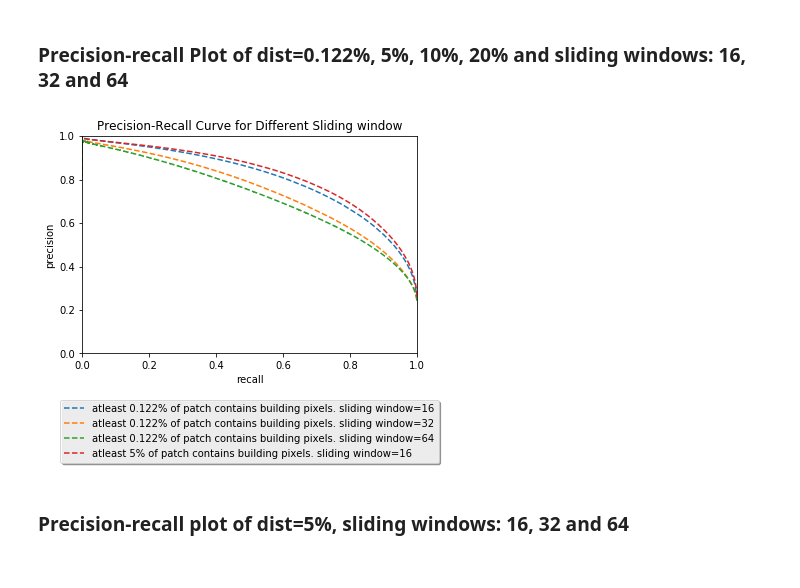
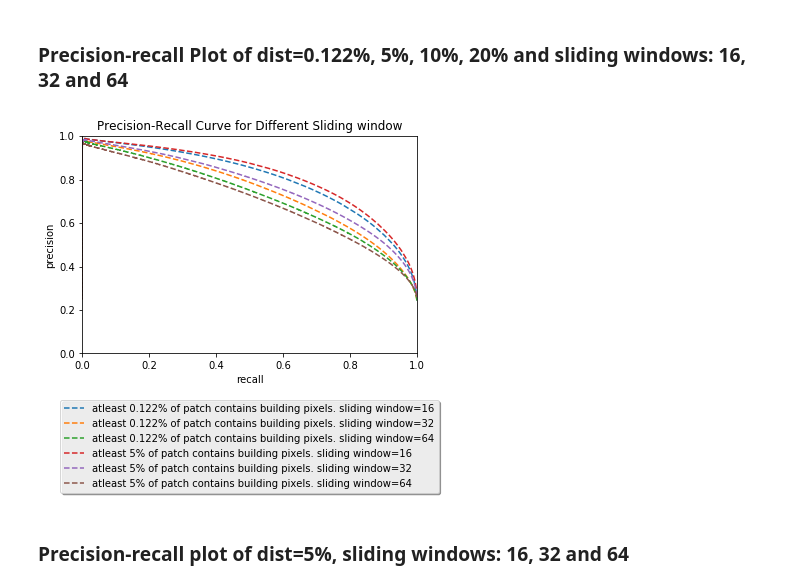
Before and after one commit to kayodeolaleye/building_segmentation, a Jupyter notebook: src/plots.ipynb, the cells around one changed output. Drawn from its saved outputs; the diff is of its cells as text; code cells hidden in the pictures.

Commit message:
updated plots notebook

```diff
--- a/src/plots.ipynb
+++ b/src/plots.ipynb
@@ -7,24 +7,24 @@ import pickle
 %matplotlib inline
 # %%
 #history data for 0.122% distribution
-history1 = pickle.load(open('../data/output/22_10_2017_1351_sentinel_one_layer/history.pickle', 'rb')) #sw=16
-history2 = pickle.load(open('../data/output/23_10_2017_0931_sentinel_one_layer/history.pickle', 'rb')) #sw=32
-history3 = pickle.load(open('../data/output/23_10_2017_1405_sentinel_one_layer/history.pickle', 'rb')) #sw=64
+history1 = pickle.load(open('/home/kolaleye/lustre/onitemi/data/output/22_10_2017_1351_sentinel_one_layer/history.pickle', 'rb')) #sw=16
+history2 = pickle.load(open('/home/kolaleye/lustre/onitemi/data/output/23_10_2017_0931_sentinel_one_layer/history.pickle', 'rb')) #sw=32
+history3 = pickle.load(open('/home/kolaleye/lustre/onitemi/data/output/23_10_2017_1405_sentinel_one_layer/history.pickle', 'rb')) #sw=64
 
 #history data for 5% distribution
-history4 = pickle.load(open('../data/output/06_11_2017_1807_sentinel_one_layer/history.pickle', 'rb')) #sw=16
-history5 = pickle.load(open('../data/output/07_11_2017_1446_sentinel_one_layer/history.pickle', 'rb')) #sw=32
-history6 = pickle.load(open('../data/output/08_11_2017_0841_sentinel_one_layer/history.pickle', 'rb')) #sw=64
+history4 = pickle.load(open('/home/kolaleye/lustre/onitemi/data/output/06_11_2017_1807_sentinel_one_layer/history.pickle', 'rb')) #sw=16
+history5 = pickle.load(open('/home/kolaleye/lustre/onitemi/data/output/07_11_2017_1446_sentinel_one_layer/history.pickle', 'rb')) #sw=32
+history6 = pickle.load(open('/home/kolaleye/lustre/onitemi/data/output/08_11_2017_0841_sentinel_one_layer/history.pickle', 'rb')) #sw=64
 # %%
 #prec-recall data for 0.122% distribution
-pr1 = pickle.load(open('../data/output/22_10_2017_1351_sentinel_one_layer/precision_recall.pickle', 'rb')) #sw=16
-pr2 = pickle.load(open('../data/output/23_10_2017_0931_sentinel_one_layer/precision_recall.pickle', 'rb')) #sw=32
-pr3 = pickle.load(open('../data/output/23_10_2017_1405_sentinel_one_layer/precision_recall.pickle', 'rb')) #sw=64
+pr1 = pickle.load(open('/home/kolaleye/lustre/onitemi/data/output/22_10_2017_1351_sentinel_one_layer/precision_recall.pickle', 'rb')) #sw=16
+pr2 = pickle.load(open('/home/kolaleye/lustre/onitemi/data/output/23_10_2017_0931_sentinel_one_layer/precision_recall.pickle', 'rb')) #sw=32
+pr3 = pickle.load(open('/home/kolaleye/lustre/onitemi/data/output/23_10_2017_1405_sentinel_one_layer/precision_recall.pickle', 'rb')) #sw=64
 
 #prec-recall data for 5% distribution
-pr4 = pickle.load(open('../data/output/06_11_2017_1807_sentinel_one_layer/precision_recall.pickle', 'rb')) #sw=16
-pr5 = pickle.load(open('../data/output/07_11_2017_1446_sentinel_one_layer/precision_recall.pickle', 'rb')) #sw=32
-pr6 = pickle.load(open('../data/output/08_11_2017_0841_sentinel_one_layer/precision_recall.pickle', 'rb')) #sw=64
+pr4 = pickle.load(open('/home/kolaleye/lustre/onitemi/data/output/06_11_2017_1807_sentinel_one_layer/precision_recall.pickle', 'rb')) #sw=16
+pr5 = pickle.load(open('/home/kolaleye/lustre/onitemi/data/output/07_11_2017_1446_sentinel_one_layer/precision_recall.pickle', 'rb')) #sw=32
+pr6 = pickle.load(open('/home/kolaleye/lustre/onitemi/data/output/08_11_2017_0841_sentinel_one_layer/precision_recall.pickle', 'rb')) #sw=64
 # %%
 # dist=0.122%, sw=16
 prec1 = pr1['precision']
@@ -87,20 +87,20 @@ plt.savefig('../data/output/pr1.png')
 # %%
 plt.plot(rec1, prec1, '', linestyle='dashed', label='atleast 0.122% of patch contains building pixels. sliding window=16')
 plt.plot(rec2, prec2, '', linestyle='dashed', label='atleast 0.122% of patch contains building pixels. sliding window=32')
 plt.plot(rec3, prec3, '', linestyle='dashed', label='atleast 0.122% of patch contains building pixels. sliding window=64')
 plt.plot(rec4, prec4, '', linestyle='dashed', label='atleast 5% of patch contains building pixels. sliding window=16')
-#plt.plot(rec5, prec5, '', label='5 building pixels in patch with sliding window 32')
-#plt.plot(rec6, prec6, '', label='5 building pixels in patch with sliding window 16')
+plt.plot(rec5, prec5, '', linestyle='dashed', label='atleast 5% of patch contains building pixels. sliding window=32')
+plt.plot(rec6, prec6, '', linestyle='dashed', label='atleast 5% of patch contains building pixels. sliding window=64')
 plt.legend(loc='upper center', bbox_to_anchor=(0.5, -0.19),
           fancybox=True, shadow=True)
 plt.xlabel('recall')
 plt.ylabel('precision')
 plt.title("Precision-Recall Curve for Different Sliding window")
 plt.xlim(0, 1, 0.2)
 plt.ylim(0, 1, 0.2)
-plt.savefig('../data/output/pr1.png')
+plt.savefig('/home/kolaleye/lustre/onitemi/data/output/prplot_dist_0.122%_5%_sw_16_32_64.png')
 # %% [output]
-[figure, old version]
+[figure, new version]
 # %% [markdown]
 ### Precision-recall plot of dist=5%, sliding windows: 16, 32 and 64
 # %%
```
Also changed, not shown: parts of 10 cells of this notebook, 16 other files.
